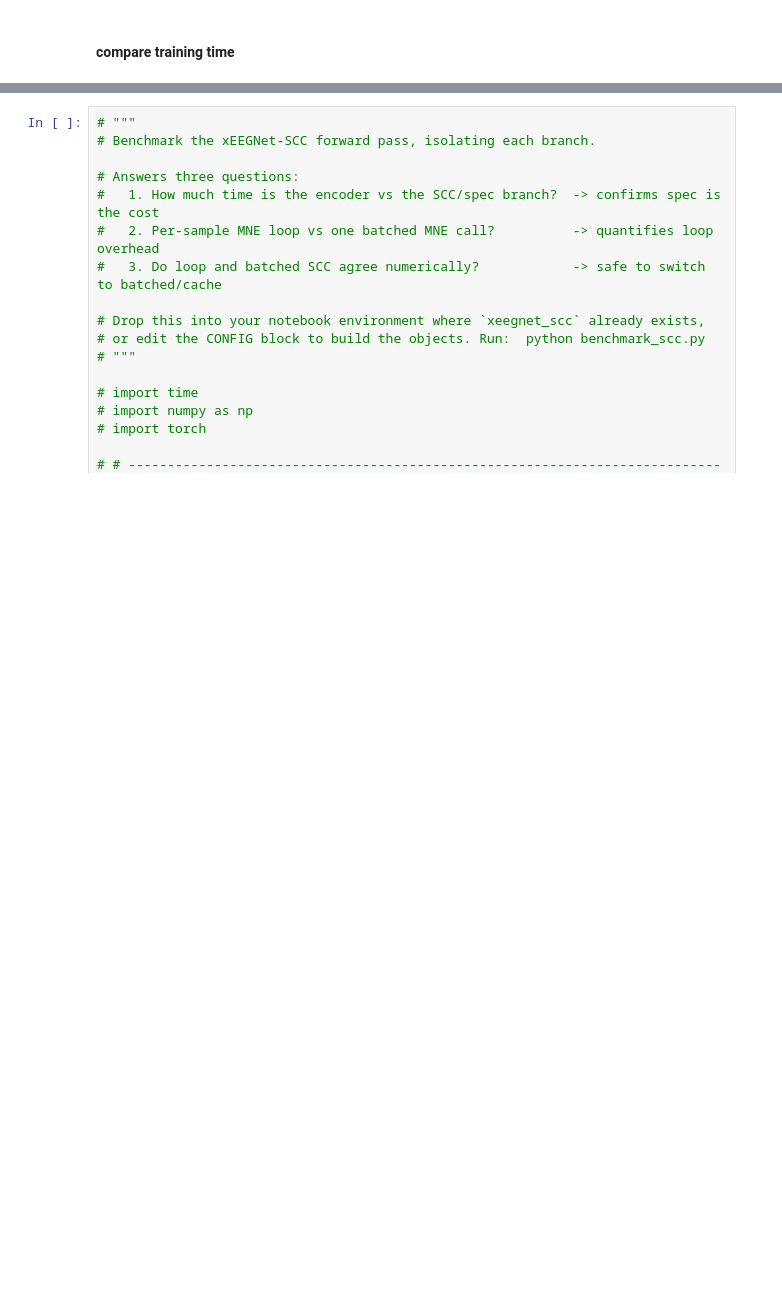
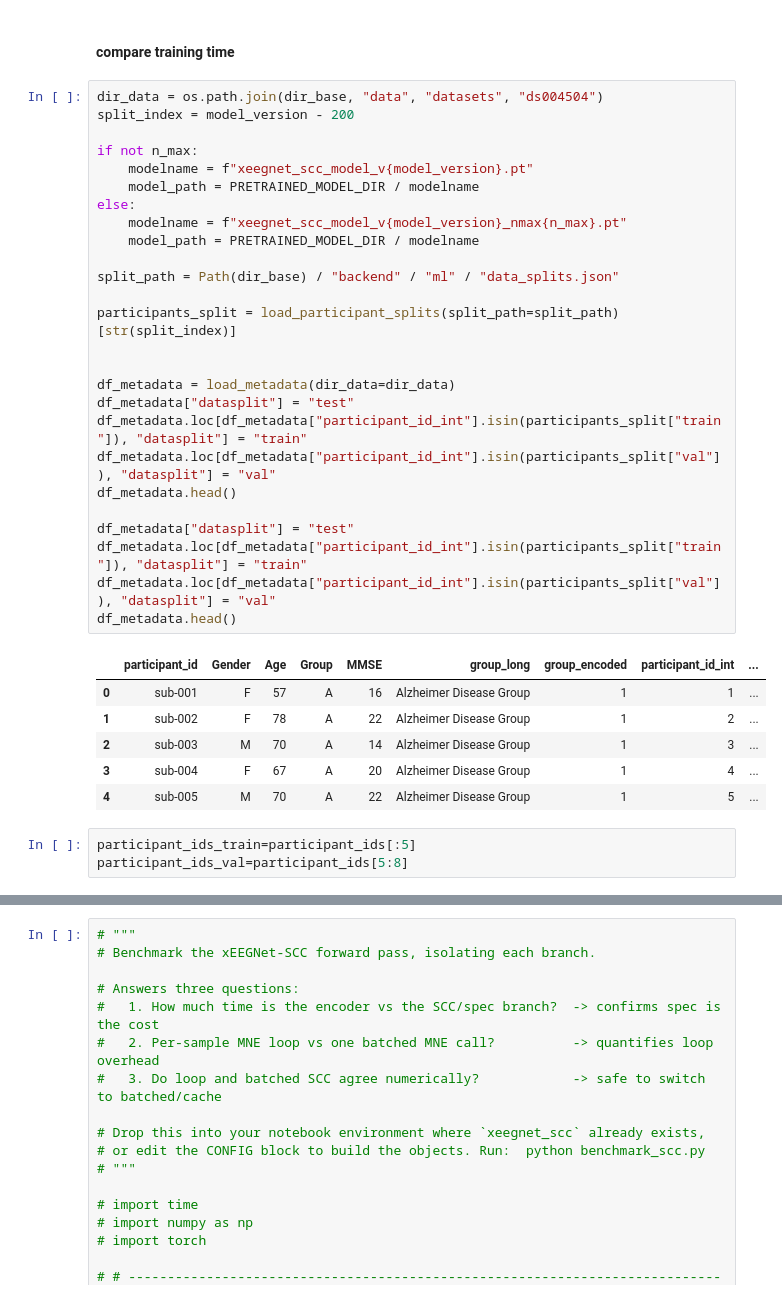
Before and after one commit to hereditary-eu/EEGlass, a Jupyter notebook: backend/experiments_xeegnet/adapt_selfeeg.ipynb, the cells around one changed output, grey strips where cells are left out. Saved outputs shown, nothing was run; the diff lists cells and outputs as text; blank space fills up the shorter version.

Commit message:
model training for xeegnetscc tested

```diff
--- a/backend/experiments_xeegnet/adapt_selfeeg.ipynb
+++ b/backend/experiments_xeegnet/adapt_selfeeg.ipynb
@@ -631,5 +605,41 @@ Elapsed time for 100 batches: 0.0809 seconds for shallownet
 # %% [markdown]
 #### compare training time
+# %%
+dir_data = os.path.join(dir_base, "data", "datasets", "ds004504")
+split_index = model_version - 200
+
+if not n_max:
+    modelname = f"xeegnet_scc_model_v{model_version}.pt"
+    model_path = PRETRAINED_MODEL_DIR / modelname
+else:
+    modelname = f"xeegnet_scc_model_v{model_version}_nmax{n_max}.pt"
+    model_path = PRETRAINED_MODEL_DIR / modelname
+
+split_path = Path(dir_base) / "backend" / "ml" / "data_splits.json"
+
+participants_split = load_participant_splits(split_path=split_path)[str(split_index)]
+
+
+df_metadata = load_metadata(dir_data=dir_data)
+df_metadata["datasplit"] = "test"
+df_metadata.loc[df_metadata["participant_id_int"].isin(participants_split["train"]), "datasplit"] = "train"
+df_metadata.loc[df_metadata["participant_id_int"].isin(participants_split["val"]), "datasplit"] = "val"
+df_metadata.head()
+
+df_metadata["datasplit"] = "test"
+df_metadata.loc[df_metadata["participant_id_int"].isin(participants_split["train"]), "datasplit"] = "train"
+df_metadata.loc[df_metadata["participant_id_int"].isin(participants_split["val"]), "datasplit"] = "val"
+df_metadata.head()
+# %% [output]
+|  | participant_id | Gender | Age | Group | MMSE | group_long | group_encoded | participant_id_int | ... |
+| 0 | sub-001 | F | 57 | A | 16 | Alzheimer Disease Group | 1 | 1 | ... |
+| 1 | sub-002 | F | 78 | A | 22 | Alzheimer Disease Group | 1 | 2 | ... |
+| 2 | sub-003 | M | 70 | A | 14 | Alzheimer Disease Group | 1 | 3 | ... |
+| 3 | sub-004 | F | 67 | A | 20 | Alzheimer Disease Group | 1 | 4 | ... |
+| 4 | sub-005 | M | 70 | A | 22 | Alzheimer Disease Group | 1 | 5 | ... |
+# %%
+participant_ids_train=participant_ids[:5]
+participant_ids_val=participant_ids[5:8]
 # %%
 trainloader, valloader, testloader, data_tuple = get_dataloaders_xysubjectids(
     dir_data=dir_data,
```
Also changed, not shown: parts of 22 cells of this notebook.
